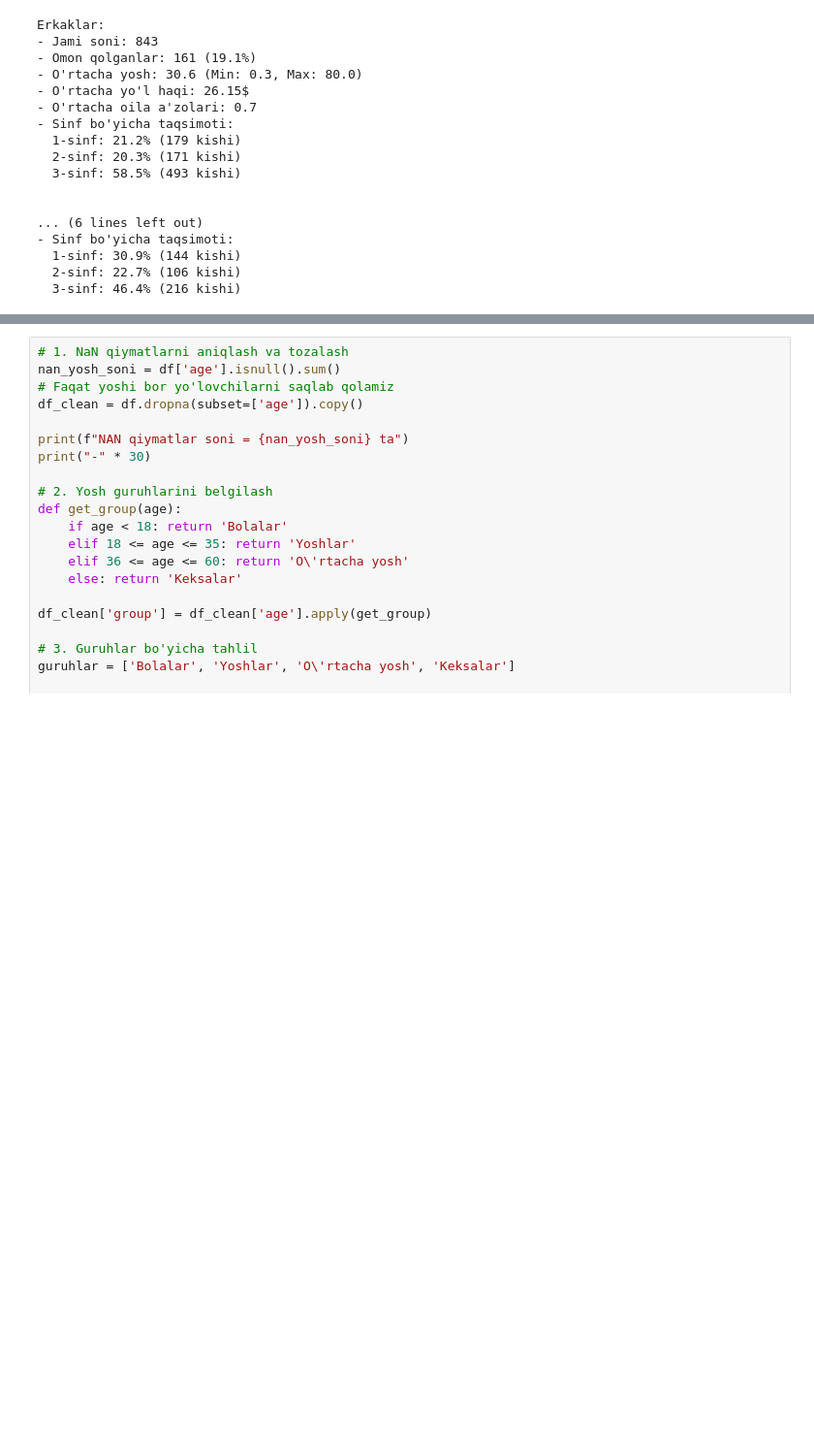
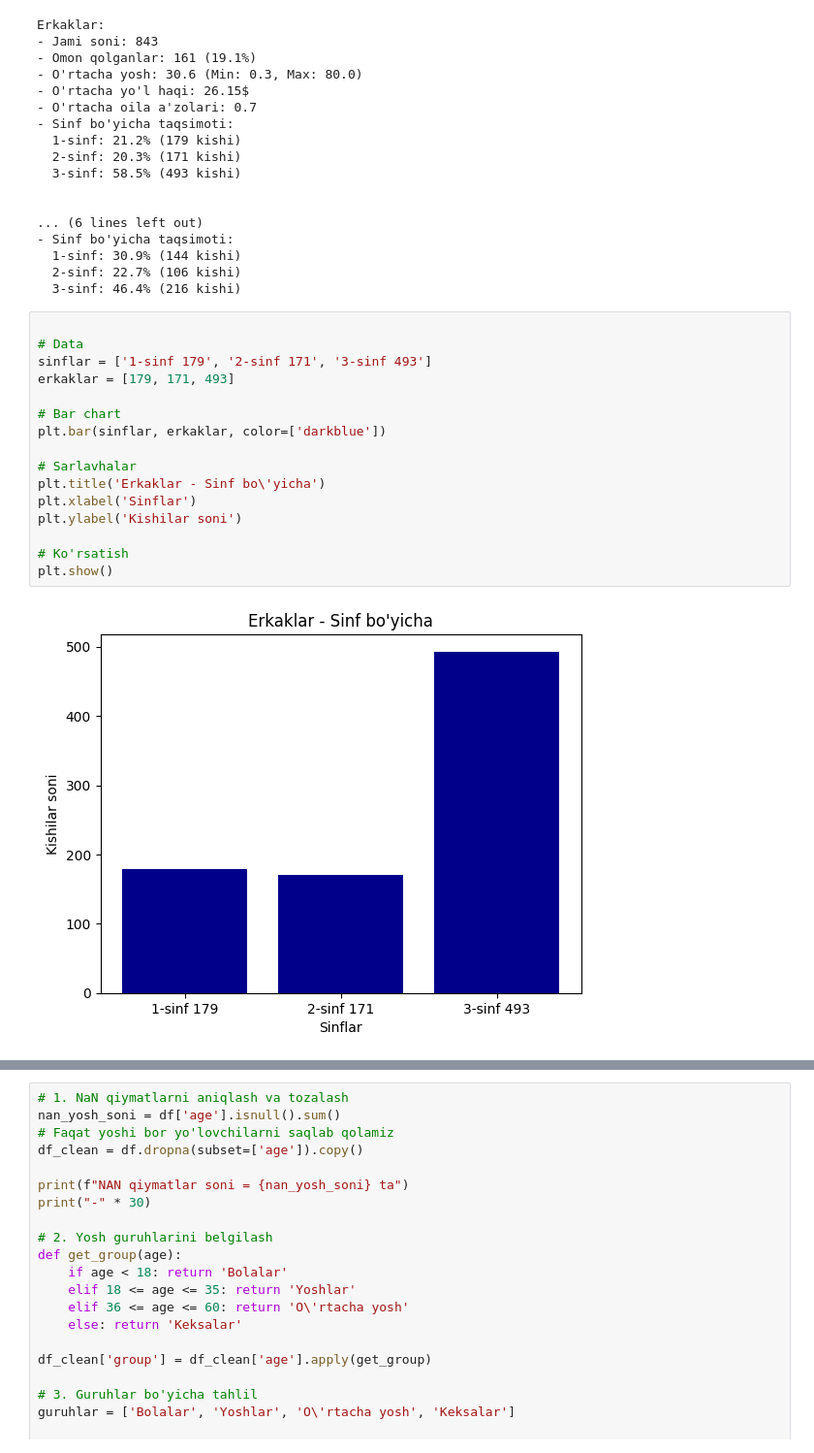
Before and after one commit to khankhalmamatov/uzb12345, a Jupyter notebook: jack.ipynb, the cells around one changed output, grey strips where cells are left out. Shown at 97% size. Drawn from its saved outputs; the diff is of its cells as text; blank space fills up the shorter version.

```diff
--- a/jack.ipynb
+++ b/jack.ipynb
@@ -214,3 +244,21 @@ Erkaklar:
   1-sinf: 30.9% (144 kishi)
   2-sinf: 22.7% (106 kishi)
   3-sinf: 46.4% (216 kishi)
+# %%
+
+# Data
+sinflar = ['1-sinf 179', '2-sinf 171', '3-sinf 493']
+erkaklar = [179, 171, 493]
+
+# Bar chart
+plt.bar(sinflar, erkaklar, color=['darkblue'])
+
+# Sarlavhalar
+plt.title('Erkaklar - Sinf bo\'yicha')
+plt.xlabel('Sinflar')
+plt.ylabel('Kishilar soni')
+
+# Ko'rsatish
+plt.show()
+# %% [output]
+[figure, added]
```
Also changed, not shown: parts of 4 cells of this notebook, 1 other file.
